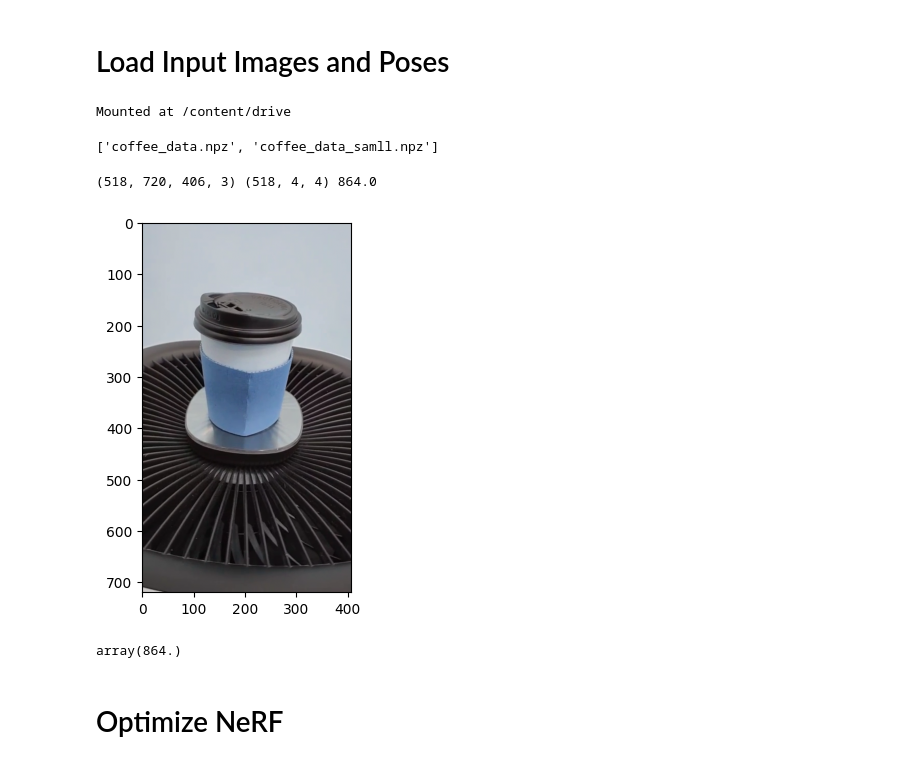
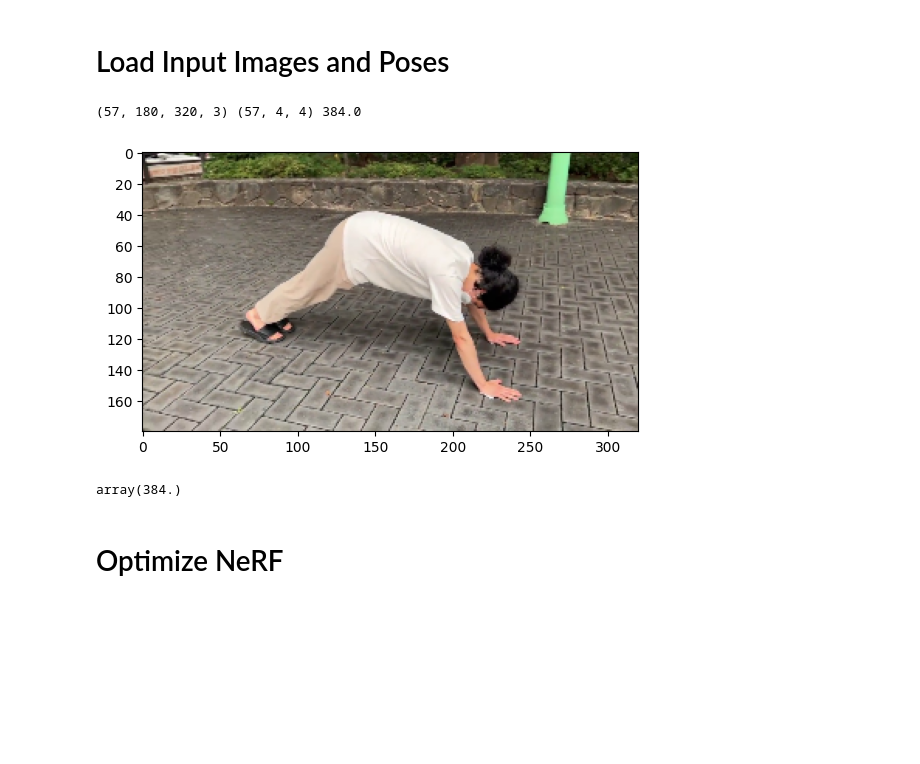
Before and after one commit to MyeongGuJo/3D-reconstruction, a Jupyter notebook: tiny_nerf.ipynb, the cells around one changed output. Saved outputs shown, nothing was run; the diff lists cells and outputs as text; code cells hidden in the pictures; blank space fills up the shorter version.

Commit message:
Colab을 통해 생성됨

```diff
--- a/tiny_nerf.ipynb
+++ b/tiny_nerf.ipynb
@@ -27,37 +27,25 @@ import numpy as np
 import matplotlib.pyplot as plt
 # %% [markdown]
 # Load Input Images and Poses
-# %%
-from google.colab import drive
-drive.mount('/content/drive')
-# %% [output]
-Mounted at /content/drive
-# %%
-os.listdir('drive/MyDrive/nerf/')
-# %% [output]
-['coffee_data.npz', 'coffee_data_samll.npz']
 # %%
-data = np.load('drive/MyDrive/nerf/coffee_data_samll.npz')
-# data = np.load('coffee_data.npz')
+data = np.load('nerf_data.npz')
 images = data['images'] / 255
 poses = data['poses']
 focal = data['focal']
 H, W = images.shape[1:3]
 print(images.shape, poses.shape, focal)
 
-testimg, testpose = images[101], poses[101]
-images = images[:100,...,:3]
-poses = poses[:100]
+testimg, testpose = images[-1], poses[-1]
 
 plt.imshow(testimg)
 plt.show()
 # %% [output]
-(518, 720, 406, 3) (518, 4, 4) 864.0
+(57, 180, 320, 3) (57, 4, 4) 384.0
-[figure, old version]
+[figure, new version]
 # %%
 focal
 # %% [output]
-array(864.)
+array(384.)
 # %% [markdown]
 # Optimize NeRF
 # %%
```
Also changed, not shown: parts of 3 cells of this notebook.
